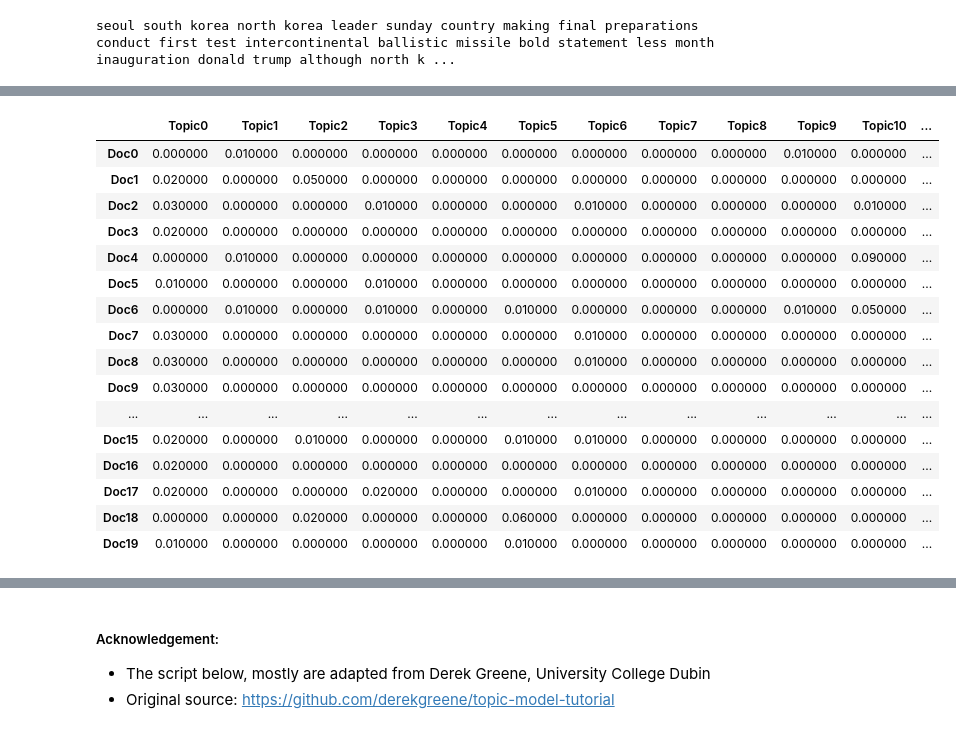
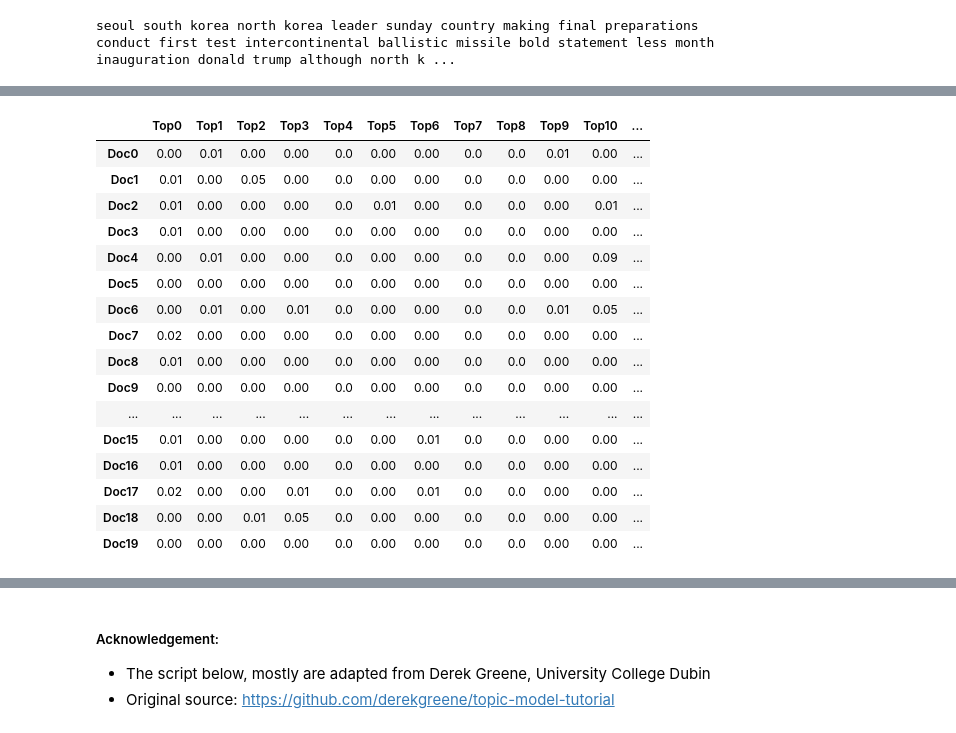
Before and after one commit to koayst/rp_nlp, a Jupyter notebook: NLP-Assignment-KoaySengTian.ipynb, the cells around one changed output, grey strips where cells are left out. Saved outputs shown, nothing was run; the diff lists cells and outputs as text; code cells hidden in the pictures.

```diff
--- a/NLP-Assignment-KoaySengTian.ipynb
+++ b/NLP-Assignment-KoaySengTian.ipynb
@@ -39,8 +32,8 @@ import pyLDAvis.sklearn
 import re
 import string
 # %%
-num_topics = 18
-num_top_words = 20
+num_topics = 19
+num_top_words = 15
 
 my_custom_stopwords = ('said', 'donald', 'clinton')
 
@@ -411,35 +426,40 @@ students school university student college education schools milo children high
 # %%
+# Find dominant topics for document
+# A repeat of the above code found in LDA
+
 # column names
-topicnames = ["Topic" + str(i) for i in range(nmf_model.n_components)]
+topicnames = ["Top" + str(i) for i in range(nmf_model.n_components)]
 
 # index names
 docnames = ["Doc" + str(i) for i in range(len(docs))]
 
 # Make the pandas dataframe
 df_document_topic = pd.DataFrame(np.round(nmf_output, 2), columns=topicnames, index=docnames)
 
 # Get dominant topic for each document
 dominant_topic = np.argmax(df_document_topic.values, axis=1)
-df_document_topic['dominantTopic'] = dominant_topic
+df_document_topic['Topic'] = dominant_topic
 
 # Apply Style to first 20 document
-df_document_topic2 = df_document_topic.head(20).style.applymap(color_norm).applymap(color_bold)
+df_document_topic2 = df_document_topic.head(20)
+#.style.applymap(color_norm).applymap(color_bold)
+
 df_document_topic2
 # %% [output]
-|  | Topic0 | Topic1 | Topic2 | Topic3 | Topic4 | Topic5 | Topic6 | Topic7 | Topic8 | Topic9 | Topic10 | ... |
-| Doc0 | 0.000000 | 0.010000 | 0.000000 | 0.000000 | 0.000000 | 0.000000 | 0.000000 | 0.000000 | 0.000000 | 0.010000 | 0.000000 | ... |
-| Doc1 | 0.020000 | 0.000000 | 0.050000 | 0.000000 | 0.000000 | 0.000000 | 0.000000 | 0.000000 | 0.000000 | 0.000000 | 0.000000 | ... |
-| Doc2 | 0.030000 | 0.000000 | 0.000000 | 0.010000 | 0.000000 | 0.000000 | 0.010000 | 0.000000 | 0.000000 | 0.000000 | 0.010000 | ... |
-| Doc3 | 0.020000 | 0.000000 | 0.000000 | 0.000000 | 0.000000 | 0.000000 | 0.000000 | 0.000000 | 0.000000 | 0.000000 | 0.000000 | ... |
-| Doc4 | 0.000000 | 0.010000 | 0.000000 | 0.000000 | 0.000000 | 0.000000 | 0.000000 | 0.000000 | 0.000000 | 0.000000 | 0.090000 | ... |
-| Doc5 | 0.010000 | 0.000000 | 0.000000 | 0.010000 | 0.000000 | 0.000000 | 0.000000 | 0.000000 | 0.000000 | 0.000000 | 0.000000 | ... |
-| Doc6 | 0.000000 | 0.010000 | 0.000000 | 0.010000 | 0.000000 | 0.010000 | 0.000000 | 0.000000 | 0.000000 | 0.010000 | 0.050000 | ... |
-| Doc7 | 0.030000 | 0.000000 | 0.000000 | 0.000000 | 0.000000 | 0.000000 | 0.010000 | 0.000000 | 0.000000 | 0.000000 | 0.000000 | ... |
-| Doc8 | 0.030000 | 0.000000 | 0.000000 | 0.000000 | 0.000000 | 0.000000 | 0.010000 | 0.000000 | 0.000000 | 0.000000 | 0.000000 | ... |
-| Doc9 | 0.030000 | 0.000000 | 0.000000 | 0.000000 | 0.000000 | 0.000000 | 0.000000 | 0.000000 | 0.000000 | 0.000000 | 0.000000 | ... |
+|  | Top0 | Top1 | Top2 | Top3 | Top4 | Top5 | Top6 | Top7 | Top8 | Top9 | Top10 | ... |
+| Doc0 | 0.00 | 0.01 | 0.00 | 0.00 | 0.0 | 0.00 | 0.00 | 0.0 | 0.0 | 0.01 | 0.00 | ... |
+| Doc1 | 0.01 | 0.00 | 0.05 | 0.00 | 0.0 | 0.00 | 0.00 | 0.0 | 0.0 | 0.00 | 0.00 | ... |
+| Doc2 | 0.01 | 0.00 | 0.00 | 0.00 | 0.0 | 0.01 | 0.00 | 0.0 | 0.0 | 0.00 | 0.01 | ... |
+| Doc3 | 0.01 | 0.00 | 0.00 | 0.00 | 0.0 | 0.00 | 0.00 | 0.0 | 0.0 | 0.00 | 0.00 | ... |
+| Doc4 | 0.00 | 0.01 | 0.00 | 0.00 | 0.0 | 0.00 | 0.00 | 0.0 | 0.0 | 0.00 | 0.09 | ... |
+| Doc5 | 0.00 | 0.00 | 0.00 | 0.00 | 0.0 | 0.00 | 0.00 | 0.0 | 0.0 | 0.00 | 0.00 | ... |
+| Doc6 | 0.00 | 0.01 | 0.00 | 0.01 | 0.0 | 0.00 | 0.00 | 0.0 | 0.0 | 0.01 | 0.05 | ... |
+| Doc7 | 0.02 | 0.00 | 0.00 | 0.00 | 0.0 | 0.00 | 0.00 | 0.0 | 0.0 | 0.00 | 0.00 | ... |
+| Doc8 | 0.01 | 0.00 | 0.00 | 0.00 | 0.0 | 0.00 | 0.00 | 0.0 | 0.0 | 0.00 | 0.00 | ... |
+| Doc9 | 0.00 | 0.00 | 0.00 | 0.00 | 0.0 | 0.00 | 0.00 | 0.0 | 0.0 | 0.00 | 0.00 | ... |
 | ... | ... | ... | ... | ... | ... | ... | ... | ... | ... | ... | ... | ... |
-| Doc15 | 0.020000 | 0.000000 | 0.010000 | 0.000000 | 0.000000 | 0.010000 | 0.010000 | 0.000000 | 0.000000 | 0.000000 | 0.000000 | ... |
-| Doc16 | 0.020000 | 0.000000 | 0.000000 | 0.000000 | 0.000000 | 0.000000 | 0.000000 | 0.000000 | 0.000000 | 0.000000 | 0.000000 | ... |
-| Doc17 | 0.020000 | 0.000000 | 0.000000 | 0.020000 | 0.000000 | 0.000000 | 0.010000 | 0.000000 | 0.000000 | 0.000000 | 0.000000 | ... |
-| Doc18 | 0.000000 | 0.000000 | 0.020000 | 0.000000 | 0.000000 | 0.060000 | 0.000000 | 0.000000 | 0.000000 | 0.000000 | 0.000000 | ... |
-| Doc19 | 0.010000 | 0.000000 | 0.000000 | 0.000000 | 0.000000 | 0.010000 | 0.000000 | 0.000000 | 0.000000 | 0.000000 | 0.000000 | ... |
+| Doc15 | 0.01 | 0.00 | 0.00 | 0.00 | 0.0 | 0.00 | 0.01 | 0.0 | 0.0 | 0.00 | 0.00 | ... |
+| Doc16 | 0.01 | 0.00 | 0.00 | 0.00 | 0.0 | 0.00 | 0.00 | 0.0 | 0.0 | 0.00 | 0.00 | ... |
+| Doc17 | 0.02 | 0.00 | 0.00 | 0.01 | 0.0 | 0.00 | 0.01 | 0.0 | 0.0 | 0.00 | 0.00 | ... |
+| Doc18 | 0.00 | 0.00 | 0.01 | 0.05 | 0.0 | 0.00 | 0.00 | 0.0 | 0.0 | 0.00 | 0.00 | ... |
+| Doc19 | 0.00 | 0.00 | 0.00 | 0.00 | 0.0 | 0.00 | 0.00 | 0.0 | 0.0 | 0.00 | 0.00 | ... |
```
Also changed, not shown: parts of 34 cells of this notebook.
